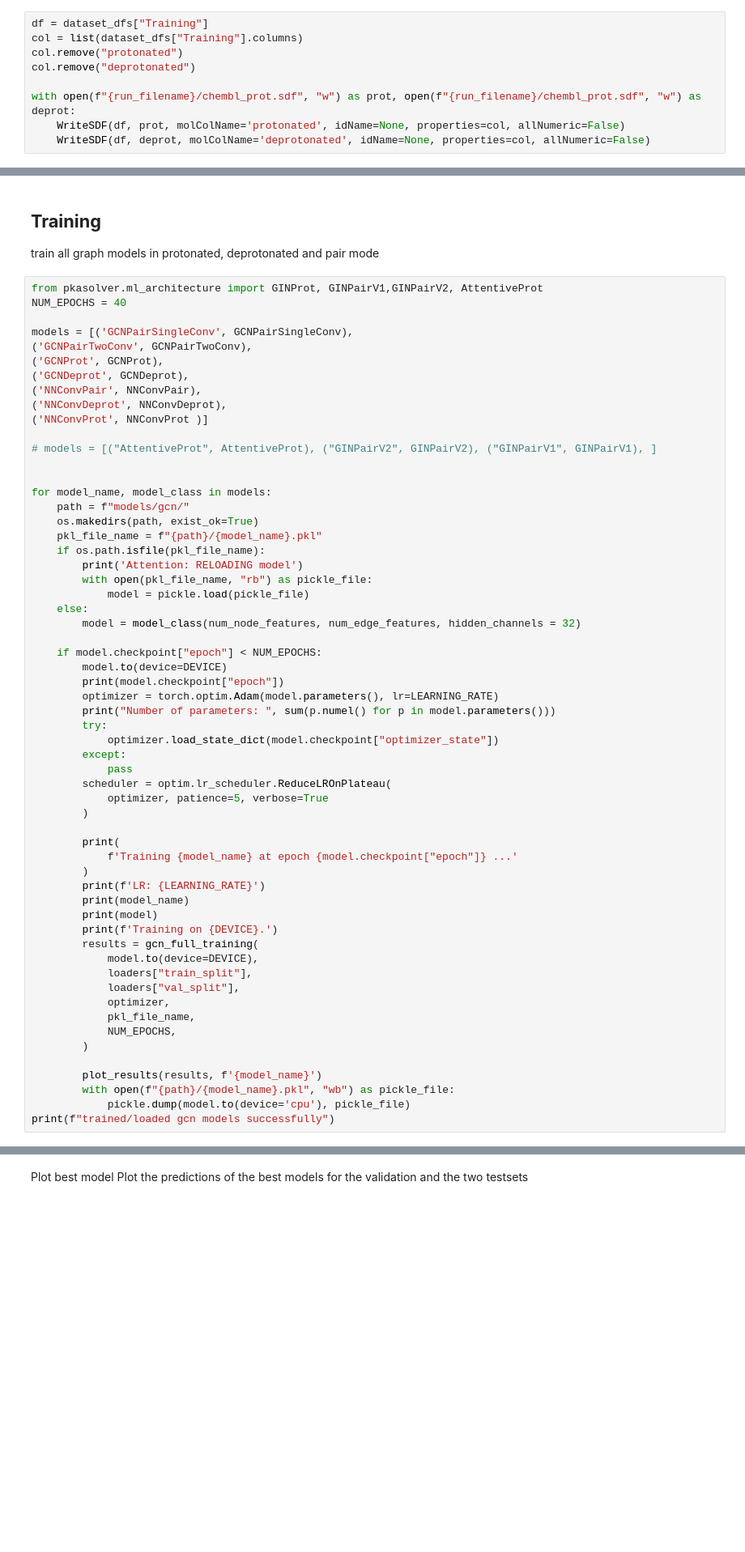
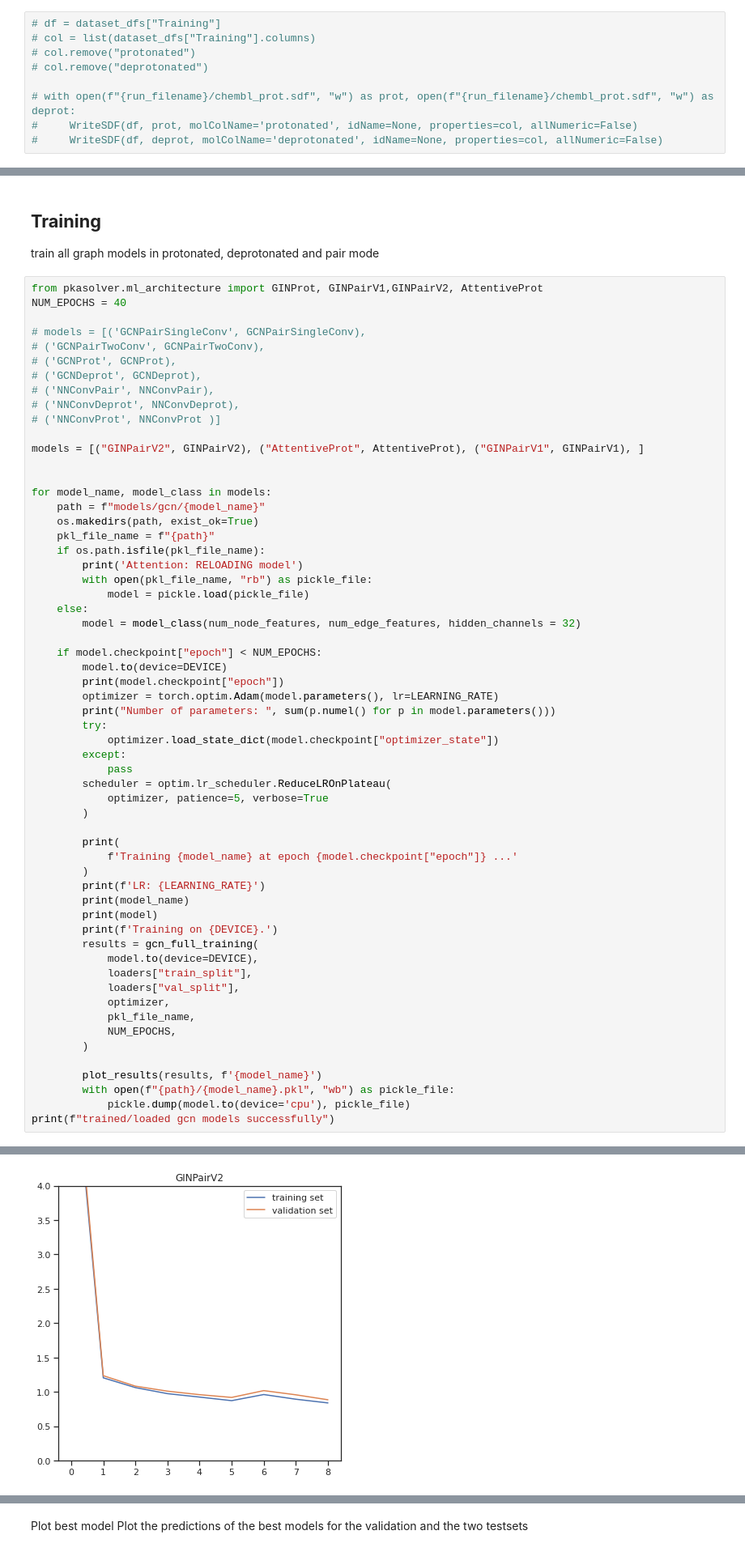
Before and after one commit to mayrf/pkasolver, a Jupyter notebook: examples/paper_run_1/paper_workflow.ipynb, the cells around one changed output, grey strips where cells are left out. Shown at 81% size. Saved outputs shown, nothing was run; the diff lists cells and outputs as text; blank space fills up the shorter version.

```diff
--- a/examples/paper_run_1/paper_workflow.ipynb
+++ b/examples/paper_run_1/paper_workflow.ipynb
@@ -137,10 +175,10 @@ ValueError: cannot convert float NaN to integer
 # %%
-df = dataset_dfs["Training"]
-col = list(dataset_dfs["Training"].columns)
-col.remove("protonated")
-col.remove("deprotonated")
+# df = dataset_dfs["Training"]
+# col = list(dataset_dfs["Training"].columns)
+# col.remove("protonated")
+# col.remove("deprotonated")
 
-with open(f"{run_filename}/chembl_prot.sdf", "w") as prot, open(f"{run_filename}/chembl_prot.sdf", "w") as deprot:
-    WriteSDF(df, prot, molColName='protonated', idName=None, properties=col, allNumeric=False)
-    WriteSDF(df, deprot, molColName='deprotonated', idName=None, properties=col, allNumeric=False)
+# with open(f"{run_filename}/chembl_prot.sdf", "w") as prot, open(f"{run_filename}/chembl_prot.sdf", "w") as deprot:
+#     WriteSDF(df, prot, molColName='protonated', idName=None, properties=col, allNumeric=False)
+#     WriteSDF(df, deprot, molColName='deprotonated', idName=None, properties=col, allNumeric=False)
 # %%
@@ -336,21 +385,21 @@ train all graph models in protonated, deprotonated and pair mode
 from pkasolver.ml_architecture import GINProt, GINPairV1,GINPairV2, AttentiveProt
 NUM_EPOCHS = 40
 
-models = [('GCNPairSingleConv', GCNPairSingleConv),
-('GCNPairTwoConv', GCNPairTwoConv),
-('GCNProt', GCNProt),
-('GCNDeprot', GCNDeprot),
-('NNConvPair', NNConvPair),
-('NNConvDeprot', NNConvDeprot),
-('NNConvProt', NNConvProt )]
+# models = [('GCNPairSingleConv', GCNPairSingleConv),
+# ('GCNPairTwoConv', GCNPairTwoConv),
+# ('GCNProt', GCNProt),
+# ('GCNDeprot', GCNDeprot),
+# ('NNConvPair', NNConvPair),
+# ('NNConvDeprot', NNConvDeprot),
+# ('NNConvProt', NNConvProt )]
 
-# models = [("AttentiveProt", AttentiveProt), ("GINPairV2", GINPairV2), ("GINPairV1", GINPairV1), ]
+models = [("GINPairV2", GINPairV2), ("AttentiveProt", AttentiveProt), ("GINPairV1", GINPairV1), ]
 
 
 for model_name, model_class in models:
-    path = f"models/gcn/"
+    path = f"models/gcn/{model_name}"
     os.makedirs(path, exist_ok=True)
-    pkl_file_name = f"{path}/{model_name}.pkl"
+    pkl_file_name = f"{path}"
     if os.path.isfile(pkl_file_name):
         print('Attention: RELOADING model')
         with open(pkl_file_name, "rb") as pickle_file:
@@ -391,3 +440,4 @@ for model_name, model_class in models:
         with open(f"{path}/{model_name}.pkl", "wb") as pickle_file:
             pickle.dump(model.to(device='cpu'), pickle_file)
 print(f"trained/loaded gcn models successfully")
+# %% [output]
@@ -393,0 +452 @@ print(f"trained/loaded gcn models successfully")
+[figure, added]
```
Also changed, not shown: parts of 18 cells of this notebook, 6 other files.
